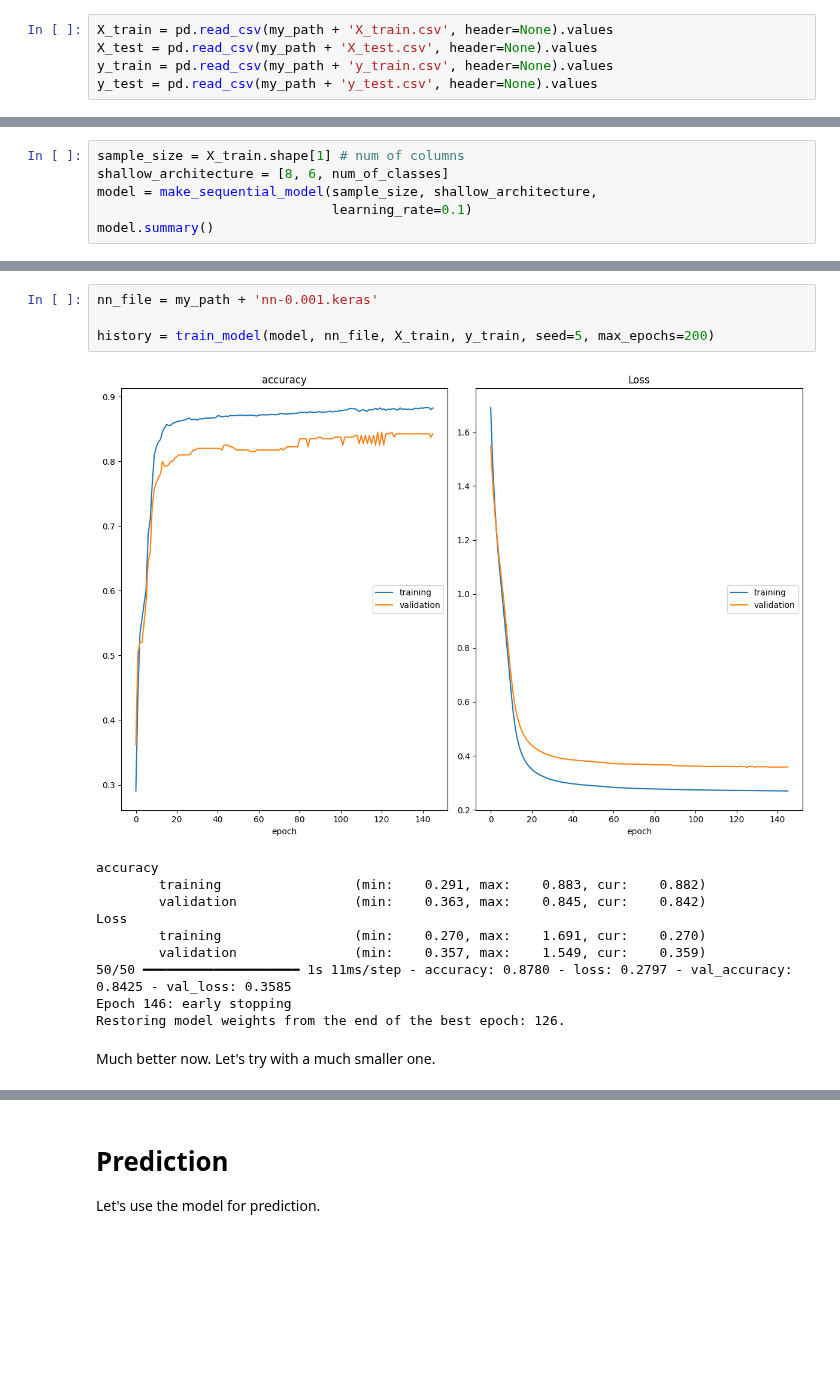
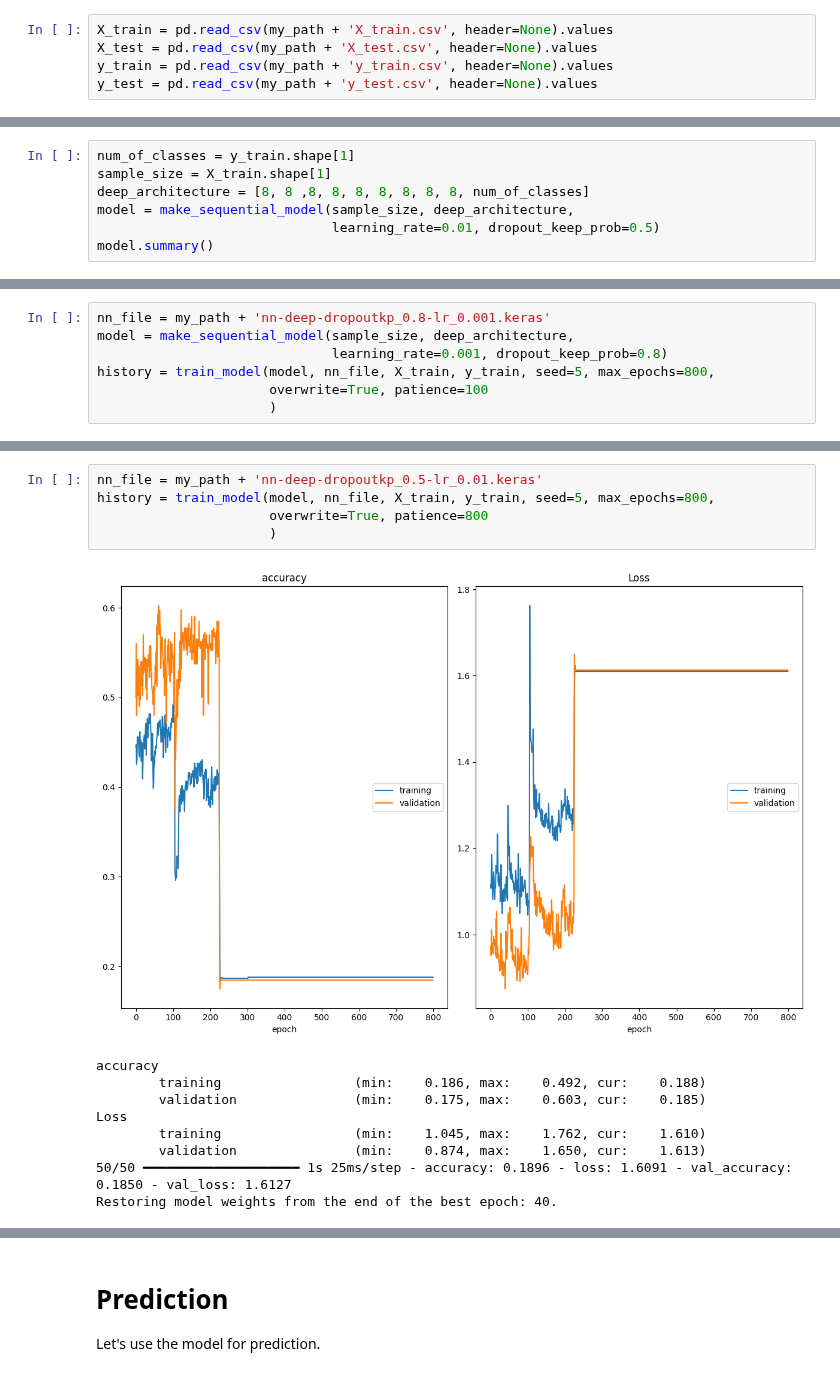
Before and after one commit to andreaaraldo/machine-learning-for-networks, a Jupyter notebook: 04.neural_networks/04bis_regularization_of_nn.ipynb, the cells around one changed output, grey strips where cells are left out. Drawn from its saved outputs; the diff is of its cells as text; blank space fills up the shorter version.

```diff
--- a/04.neural_networks/04bis_regularization_of_nn.ipynb
+++ b/04.neural_networks/04bis_regularization_of_nn.ipynb
@@ -216,8 +105,9 @@ As en example, let us instantiate our first neural network
 # %%
-sample_size = X_train.shape[1] # num of columns
-shallow_architecture = [8, 6, num_of_classes]
-model = make_sequential_model(sample_size, shallow_architecture,
-                              learning_rate=0.1)
+num_of_classes = y_train.shape[1]
+sample_size = X_train.shape[1]
+deep_architecture = [8, 8 ,8, 8, 8, 8, 8, 8, 8, num_of_classes]
+model = make_sequential_model(sample_size, deep_architecture,
+                              learning_rate=0.01, dropout_keep_prob=0.5)
 model.summary()
 # %% [output]
 Model: "sequential"
@@ -375,0 +187,7 @@ model = make_sequential_model(sample_size, shallow_architecture,
+# %%
+nn_file = my_path + 'nn-deep-dropoutkp_0.8-lr_0.001.keras'
+model = make_sequential_model(sample_size, deep_architecture,
+                              learning_rate=0.001, dropout_keep_prob=0.8)
+history = train_model(model, nn_file, X_train, y_train, seed=5, max_epochs=800,
+                      overwrite=True, patience=100
+                      )
@@ -376,17 +210,15 @@ model = make_sequential_model(sample_size, shallow_architecture,
 # %%
-nn_file = my_path + 'nn-0.001.keras'
-
-history = train_model(model, nn_file, X_train, y_train, seed=5, max_epochs=200)
+nn_file = my_path + 'nn-deep-dropoutkp_0.5-lr_0.01.keras'
+history = train_model(model, nn_file, X_train, y_train, seed=5, max_epochs=800,
+                      overwrite=True, patience=800
+                      )
 # %% [output]
-[figure, old version]
+[figure, new version]
 accuracy
-        training                 (min:    0.291, max:    0.883, cur:    0.882)
-        validation               (min:    0.363, max:    0.845, cur:    0.842)
+        training                 (min:    0.186, max:    0.492, cur:    0.188)
+        validation               (min:    0.175, max:    0.603, cur:    0.185)
 Loss
-        training                 (min:    0.270, max:    1.691, cur:    0.270)
-        validation               (min:    0.357, max:    1.549, cur:    0.359)
-50/50 ━━━━━━━━━━━━━━━━━━━━ 1s 11ms/step - accuracy: 0.8780 - loss: 0.2797 - val_accuracy: 0.8425 - val_loss: 0.3585
-Epoch 146: early stopping
-Restoring model weights from the end of the best epoch: 126.
+        training                 (min:    1.045, max:    1.762, cur:    1.610)
+        validation               (min:    0.874, max:    1.650, cur:    1.613)
+50/50 ━━━━━━━━━━━━━━━━━━━━ 1s 25ms/step - accuracy: 0.1896 - loss: 1.6091 - val_accuracy: 0.1850 - val_loss: 1.6127
+Restoring model weights from the end of the best epoch: 40.
-# %% [markdown]
-Much better now. Let's try with a much smaller one.
```
Also changed, not shown: parts of 50 cells of this notebook.
